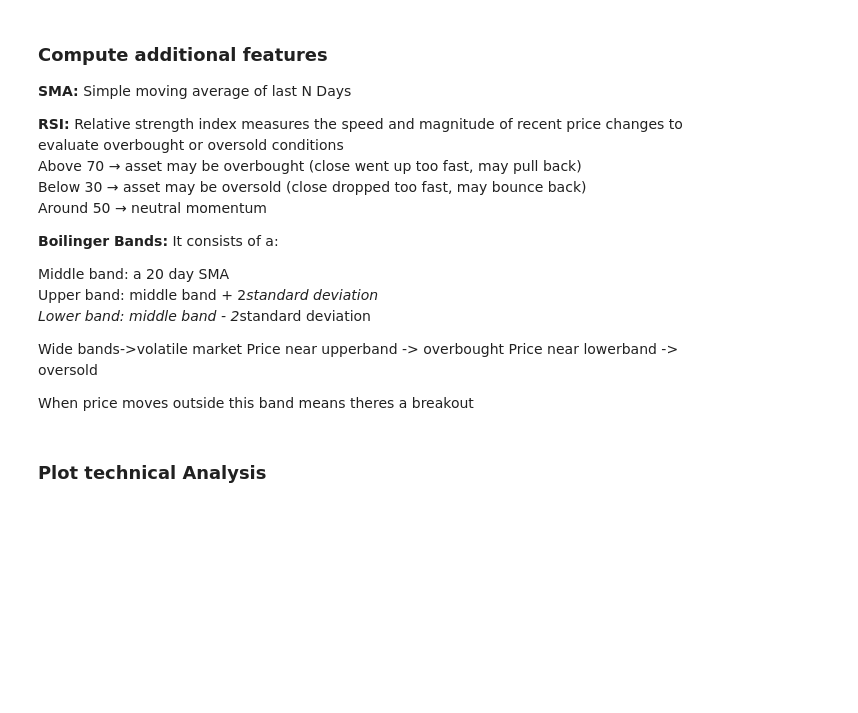
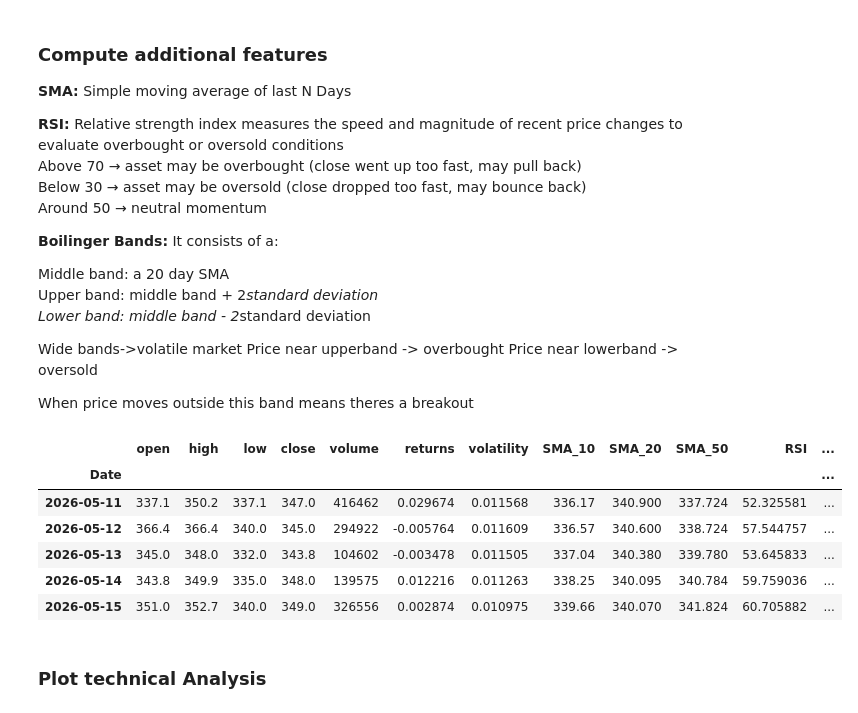
Before and after one commit to rey-tan/Anomaly-Detection, a Jupyter notebook: AnomalyEngine/notebooks/AnomalyDetection.ipynb, the cells around one changed output. Saved outputs shown, nothing was run; the diff lists cells and outputs as text; code cells hidden in the pictures; blank space fills up the shorter version.

```diff
--- a/AnomalyEngine/notebooks/AnomalyDetection.ipynb
+++ b/AnomalyEngine/notebooks/AnomalyDetection.ipynb
@@ -37,15 +37,18 @@ warnings.filterwarnings("ignore")
 ## Configuration
 # %%
 timeframe = "1D"
-stock_name = "CHCL"
-features = ["close", "volume", "returns", "volatility"]
+stock_name = "API"
+
+isolation_forest_features = ["volume","returns","volatility","bb_width"]
+dbscan_features = ["volume","returns","volatility","bb_width"]
+features = list({*isolation_forest_features, *dbscan_features})
 # %% [markdown]
 ## Data Loading and Filtering
 # %%
 
 all_days = []
-start_date = datetime.strptime("2025-01-01", "%Y-%m-%d")
-end_date = datetime.strptime("2026-05-10", "%Y-%m-%d")
+start_date = datetime.strptime("2024-01-01", "%Y-%m-%d")
+end_date = datetime.strptime("2026-05-15", "%Y-%m-%d")
 
 # start_date = date.today() - relativedelta(years=1)
 # end_date = date.today()
@@ -166,31 +170,50 @@ When price moves outside this band means theres a breakout
 # %%
 # Feature Enginneering
 
 
 # 1. Calculate Simple moving averages of last N days
 
 df["SMA_10"] = df["close"].rolling(window=10).mean()
 df["SMA_20"] = df["close"].rolling(window=20).mean()
 df["SMA_50"] = df["close"].rolling(window=50).mean()
 
 
 # 2. Calculate Relative Strength Index
 def calculate_rsi(data, periods=14):
     delta = data.diff()
     gain = (delta.where(delta > 0, 0)).rolling(window=periods).mean()
     loss = (-delta.where(delta < 0, 0)).rolling(window=periods).mean()
     rs = gain / loss
     return 100 - (100 / (1 + rs))
 
 
 df["RSI"] = calculate_rsi(df["close"])
 
 
 # 3. Calculate Boilinger bands
 df["Upper_BB"] = df["SMA_20"] + (df["close"].rolling(window=20).std() * 2)
 df["Lower_BB"] = df["SMA_20"] - (df["close"].rolling(window=20).std() * 2)
 
+df["bb_width"] = (df["Upper_BB"] - df["Lower_BB"]) / df["close"]
+
+
+df[features] = df[features].apply(pd.to_numeric, errors="coerce")
+# converts every value in features columns to numeric value
+df.replace([np.inf, -np.inf], np.nan, inplace=True)
+# replace inf and -inf
+
+df = df.dropna(subset=features)  # drops rows where any of the features are NaN
+
+
 df.tail()
+# %% [output]
+|  | open | high | low | close | volume | returns | volatility | SMA_10 | SMA_20 | SMA_50 | RSI | ... |
+| Date |  |  |  |  |  |  |  |  |  |  |  | ... |
+| 2026-05-11 | 337.1 | 350.2 | 337.1 | 347.0 | 416462 | 0.029674 | 0.011568 | 336.17 | 340.900 | 337.724 | 52.325581 | ... |
+| 2026-05-12 | 366.4 | 366.4 | 340.0 | 345.0 | 294922 | -0.005764 | 0.011609 | 336.57 | 340.600 | 338.724 | 57.544757 | ... |
+| 2026-05-13 | 345.0 | 348.0 | 332.0 | 343.8 | 104602 | -0.003478 | 0.011505 | 337.04 | 340.380 | 339.780 | 53.645833 | ... |
+| 2026-05-14 | 343.8 | 349.9 | 335.0 | 348.0 | 139575 | 0.012216 | 0.011263 | 338.25 | 340.095 | 340.784 | 59.759036 | ... |
+| 2026-05-15 | 351.0 | 352.7 | 340.0 | 349.0 | 326556 | 0.002874 | 0.010975 | 339.66 | 340.070 | 341.824 | 60.705882 | ... |
 # %% [markdown]
 ### Plot technical Analysis
 # %%
```
Also changed, not shown: parts of 12 cells of this notebook, 43 other files.
